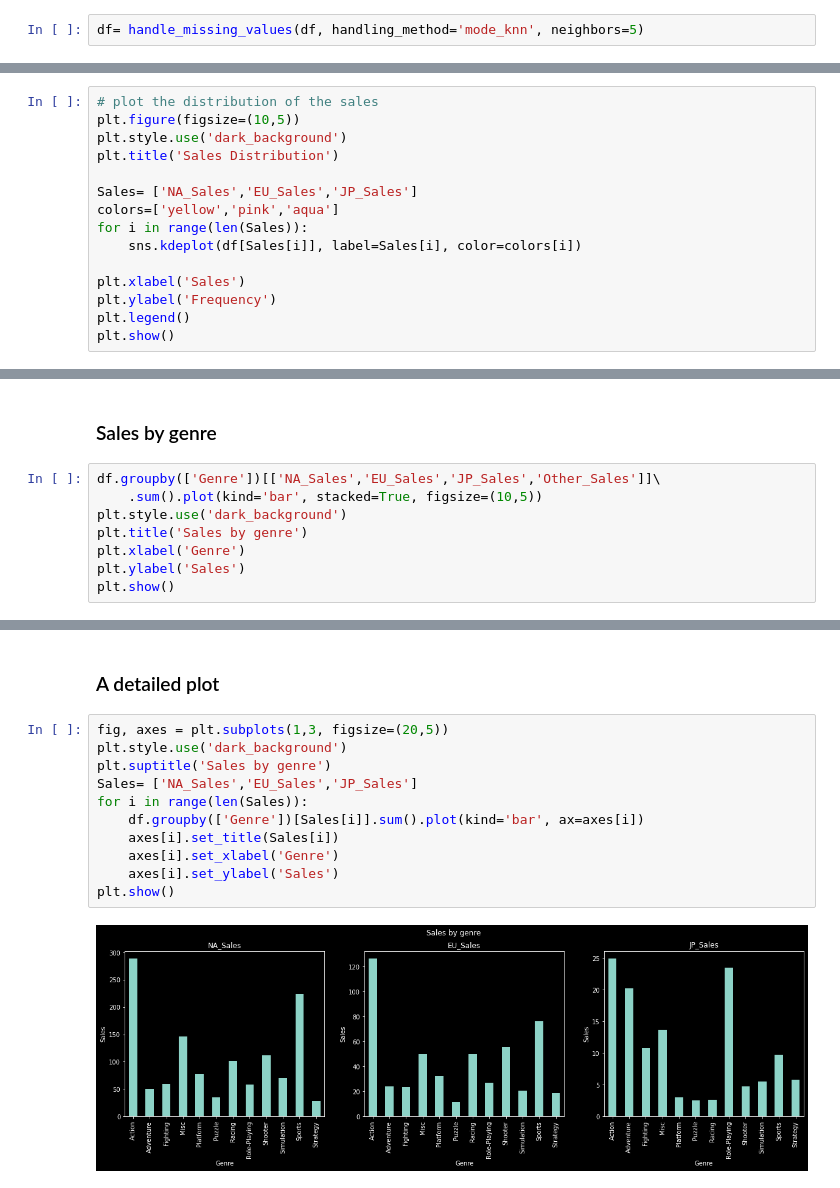
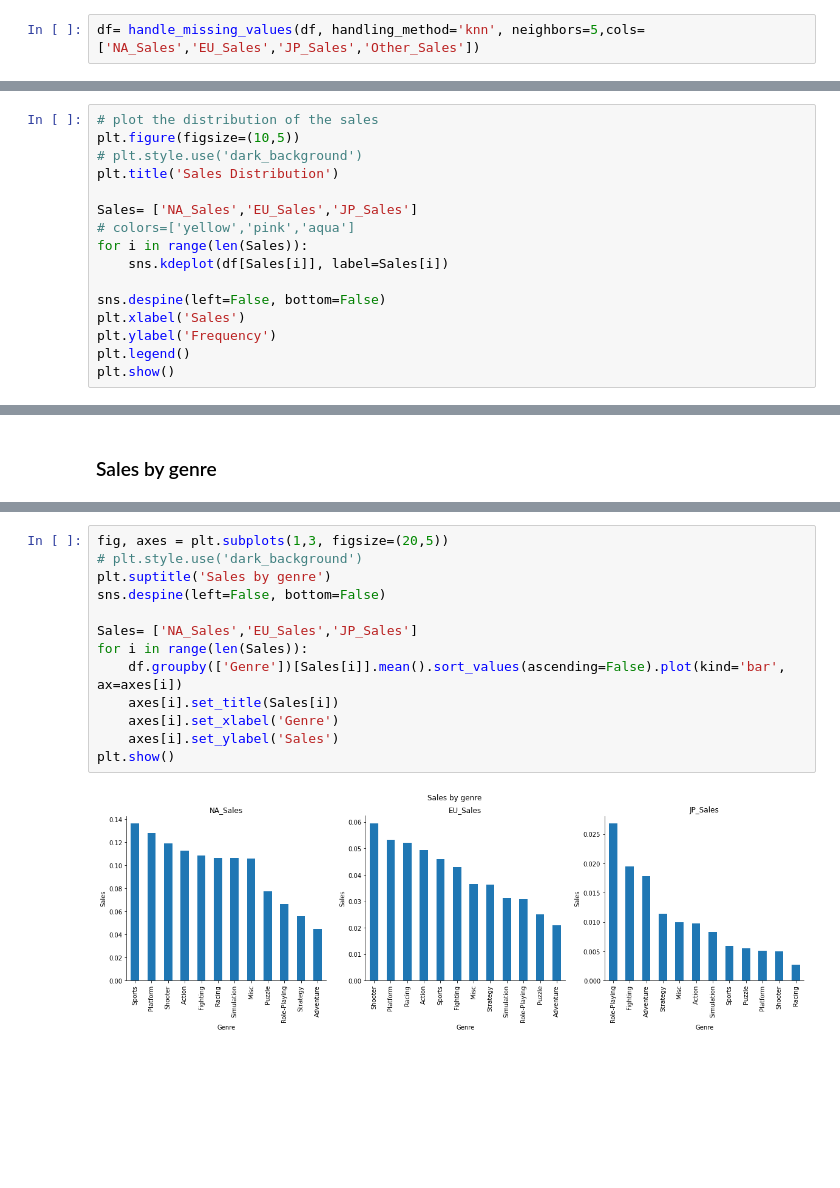
Before and after one commit to GhiathAjam/Analysis-of-Video-Games-Sales, a Jupyter notebook: Analysis/ExploratoryQuestions/Q5.ipynb, the cells around one changed output, grey strips where cells are left out. Cells and saved outputs as stored; diff of their text form; blank space fills up the shorter version.

```diff
--- a/Analysis/ExploratoryQuestions/Q5.ipynb
+++ b/Analysis/ExploratoryQuestions/Q5.ipynb
@@ -25,5 +25,5 @@ df = read_data(kind='dataset')
 # %%
-df= handle_missing_values(df, handling_method='mode_knn', neighbors=5)
+df= handle_missing_values(df, handling_method='knn', neighbors=5,cols=['NA_Sales','EU_Sales','JP_Sales','Other_Sales'])
 # %% [output]
 Total Number of rows : 16719
 Number of rows with missing values: 9894
@@ -47,14 +108,15 @@ Number of original rows:  12274
 # %%
 # plot the distribution of the sales
 plt.figure(figsize=(10,5))
-plt.style.use('dark_background')
+# plt.style.use('dark_background')
 plt.title('Sales Distribution')
 
 Sales= ['NA_Sales','EU_Sales','JP_Sales']
-colors=['yellow','pink','aqua']
+# colors=['yellow','pink','aqua']
 for i in range(len(Sales)):
-    sns.kdeplot(df[Sales[i]], label=Sales[i], color=colors[i])
+    sns.kdeplot(df[Sales[i]], label=Sales[i])
 
+sns.despine(left=False, bottom=False)
 plt.xlabel('Sales')
 plt.ylabel('Frequency')
 plt.legend()
@@ -64,10 +126,2 @@ plt.show()
 # %% [markdown]
 ### Sales by genre
-# %%
-df.groupby(['Genre'])[['NA_Sales','EU_Sales','JP_Sales','Other_Sales']]\
-    .sum().plot(kind='bar', stacked=True, figsize=(10,5))
-plt.style.use('dark_background')
-plt.title('Sales by genre')
-plt.xlabel('Genre')
-plt.ylabel('Sales')
-plt.show()
@@ -76,15 +128,15 @@ plt.show()
-# %% [markdown]
-### A detailed plot
 # %%
 fig, axes = plt.subplots(1,3, figsize=(20,5))
-plt.style.use('dark_background')
+# plt.style.use('dark_background')
 plt.suptitle('Sales by genre')
+sns.despine(left=False, bottom=False)
+
 Sales= ['NA_Sales','EU_Sales','JP_Sales']
 for i in range(len(Sales)):
-    df.groupby(['Genre'])[Sales[i]].sum().plot(kind='bar', ax=axes[i])
+    df.groupby(['Genre'])[Sales[i]].mean().sort_values(ascending=False).plot(kind='bar', ax=axes[i])
     axes[i].set_title(Sales[i])
     axes[i].set_xlabel('Genre')
     axes[i].set_ylabel('Sales')
 plt.show()
 # %% [output]
-[figure, old version]
+[figure, new version]
```
Also changed, not shown: parts of 26 cells of this notebook, 1 other file.
